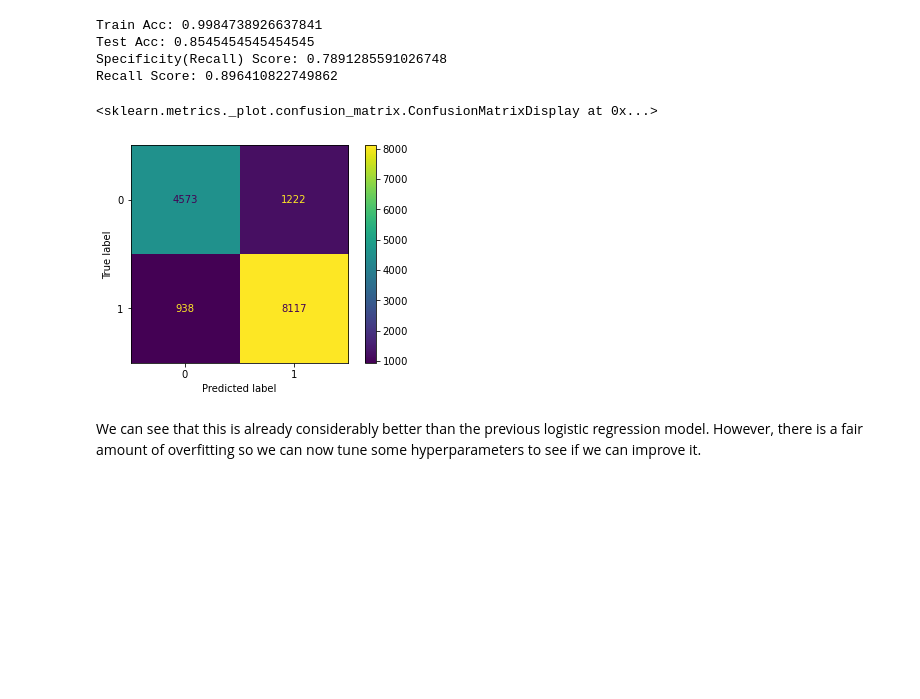
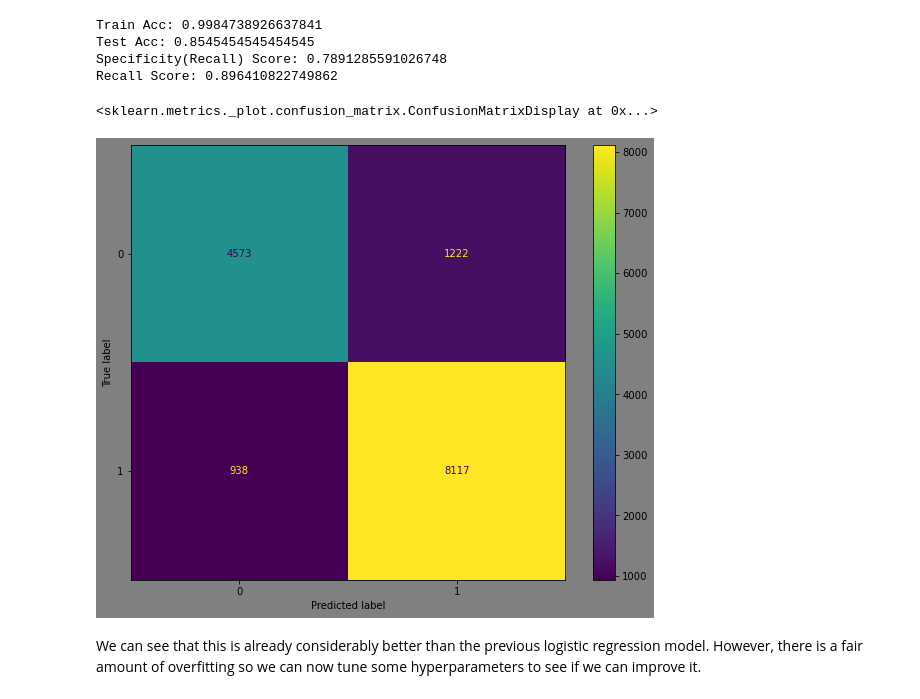
Before and after one commit to Zxhjlk/Phase3Project, a Jupyter notebook: notebooks/ModelResults.ipynb, the cells around one changed output. Saved outputs shown, nothing was run; the diff lists cells and outputs as text; code cells hidden in the pictures; blank space fills up the shorter version.

```diff
--- a/notebooks/ModelResults.ipynb
+++ b/notebooks/ModelResults.ipynb
@@ -365,12 +391,14 @@ Test Acc: 0.8545454545454545
 Specificity(Recall) Score: 0.7891285591026748
 Recall Score: 0.896410822749862
 # %%
+fig, ax = plt.subplots(figsize=(10,8))
 cm = confusion_matrix(y_test, test_tree_pred)
+fig.set_facecolor('grey')
 disp = ConfusionMatrixDisplay(cm)
-disp.plot()
+disp.plot(ax=ax)
 # %% [output]
 <sklearn.metrics._plot.confusion_matrix.ConfusionMatrixDisplay at 0x...>
-[figure, old version]
+[figure, new version]
 # %% [markdown]
 We can see that this is already considerably better than the previous logistic regression model. However, there is a fair amount of overfitting so we can now tune some hyperparameters to see if we can improve it.
 # %% [markdown]
```
Also changed, not shown: parts of 26 cells of this notebook, 1 other file.
